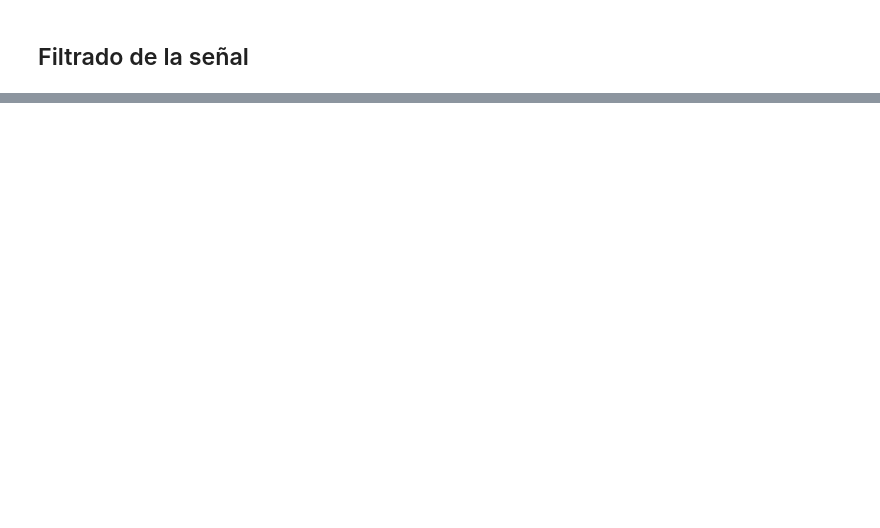
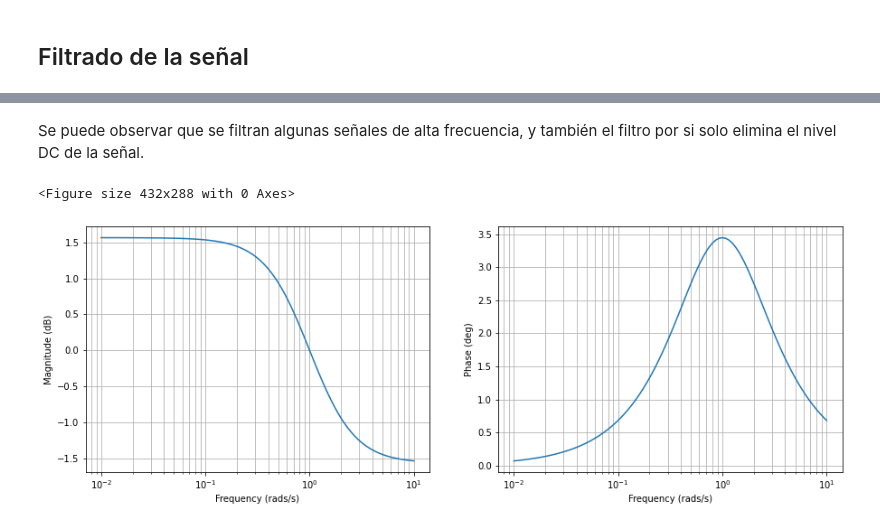
Before and after one commit to sebastianrpo/SPIII, a Jupyter notebook: MP1.ipynb, the cells around one changed output, grey strips where cells are left out. Cells and saved outputs as stored; diff of their text form; code cells hidden in the pictures; blank space fills up the shorter version.

```diff
--- a/MP1.ipynb
+++ b/MP1.ipynb
@@ -153,0 +161,23 @@ plt.legend()
+# %% [markdown]
+Se puede observar que se filtran algunas señales de alta frecuencia, y también el filtro por si solo elimina el nivel DC de la señal.
+# %%
+b, a = butter_bandpass(cutoff2, cutoff1, fs, order)
+sys = (b, a)
+w, mag, phase = bode(sys)
+
+plt.figure()
+plt.figure(figsize=(15,5))
+plt.subplot(1, 2, 1)
+plt.semilogx(w, mag) #Bode magnitude plot, bandpass.
+plt.xlabel('Frequency (rads/s)')
+plt.ylabel('Magnitude (dB)')
+plt.grid(True, which="both")
+
+plt.subplot(1, 2, 2)
+plt.semilogx(w, phase) #Bode phase plot, bandpass.
+plt.xlabel('Frequency (rads/s)')
+plt.ylabel('Phase (deg)')
+plt.grid(True, which="both")
+# %% [output]
+<Figure size 432x288 with 0 Axes>
+[figure, added]
```
Also changed, not shown: parts of 29 cells of this notebook.
